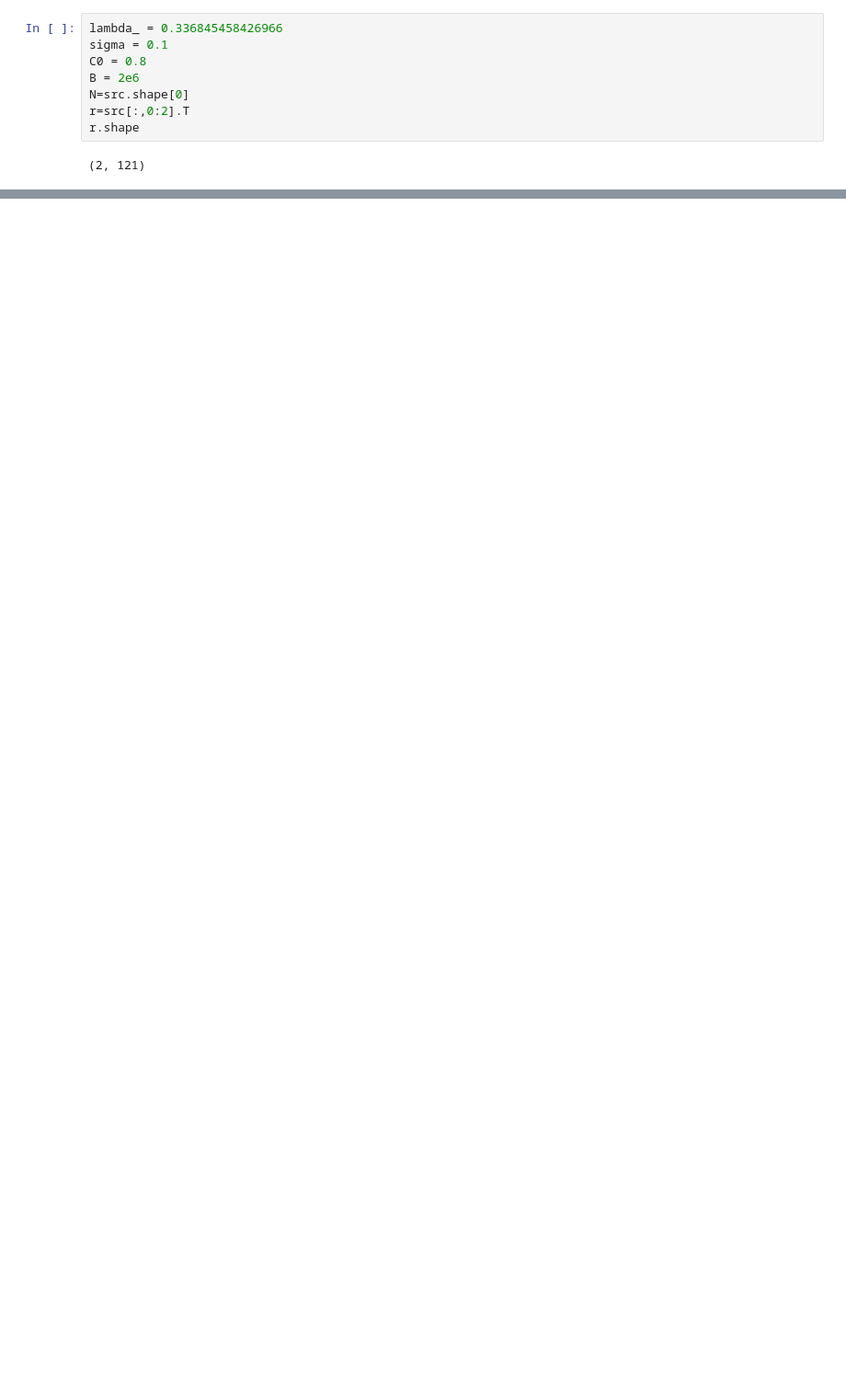
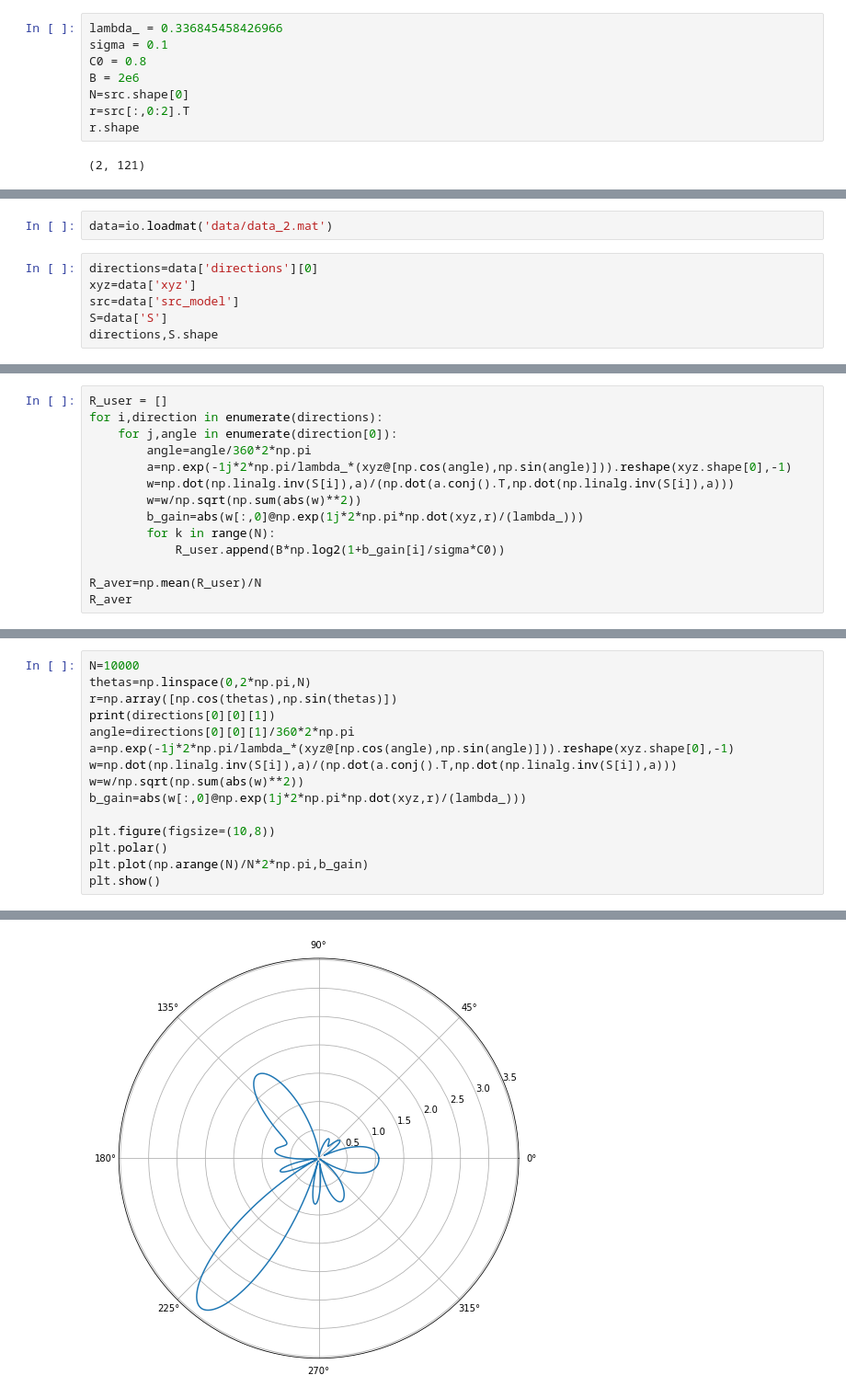
Before and after one commit to HaoxinSEU/SSP_beamforming, a Jupyter notebook: MVDR.ipynb, the cells around one changed output, grey strips where cells are left out. Shown at 92% size. Drawn from its saved outputs; the diff is of its cells as text; blank space fills up the shorter version.

```diff
--- a/MVDR.ipynb
+++ b/MVDR.ipynb
@@ -70,0 +74,8 @@ plt.show()
+# %%
+data=io.loadmat('data/data_2.mat')
+# %%
+directions=data['directions'][0]
+xyz=data['xyz']
+src=data['src_model']
+S=data['S']
+directions,S.shape
@@ -70,0 +90,14 @@ plt.show()
+# %%
+R_user = []
+for i,direction in enumerate(directions):
+    for j,angle in enumerate(direction[0]):
+        angle=angle/360*2*np.pi
+        a=np.exp(-1j*2*np.pi/lambda_*(xyz@[np.cos(angle),np.sin(angle)])).reshape(xyz.shape[0],-1)
+        w=np.dot(np.linalg.inv(S[i]),a)/(np.dot(a.conj().T,np.dot(np.linalg.inv(S[i]),a)))
+        w=w/np.sqrt(np.sum(abs(w)**2))
+        b_gain=abs(w[:,0]@np.exp(1j*2*np.pi*np.dot(xyz,r)/(lambda_)))
+        for k in range(N):
+            R_user.append(B*np.log2(1+b_gain[i]/sigma*C0))
+
+R_aver=np.mean(R_user)/N
+R_aver
@@ -70,0 +106,16 @@ plt.show()
+# %%
+N=10000
+thetas=np.linspace(0,2*np.pi,N)
+r=np.array([np.cos(thetas),np.sin(thetas)])
+print(directions[0][0][1])
+angle=directions[0][0][1]/360*2*np.pi
+a=np.exp(-1j*2*np.pi/lambda_*(xyz@[np.cos(angle),np.sin(angle)])).reshape(xyz.shape[0],-1)
+w=np.dot(np.linalg.inv(S[i]),a)/(np.dot(a.conj().T,np.dot(np.linalg.inv(S[i]),a)))
+w=w/np.sqrt(np.sum(abs(w)**2))
+b_gain=abs(w[:,0]@np.exp(1j*2*np.pi*np.dot(xyz,r)/(lambda_)))
+
+plt.figure(figsize=(10,8))
+plt.polar()
+plt.plot(np.arange(N)/N*2*np.pi,b_gain)
+plt.show()
+# %% [output]
@@ -70,0 +123 @@ plt.show()
+[figure, added]
```
Also changed, not shown: parts of 8 cells of this notebook, 1 other file.
